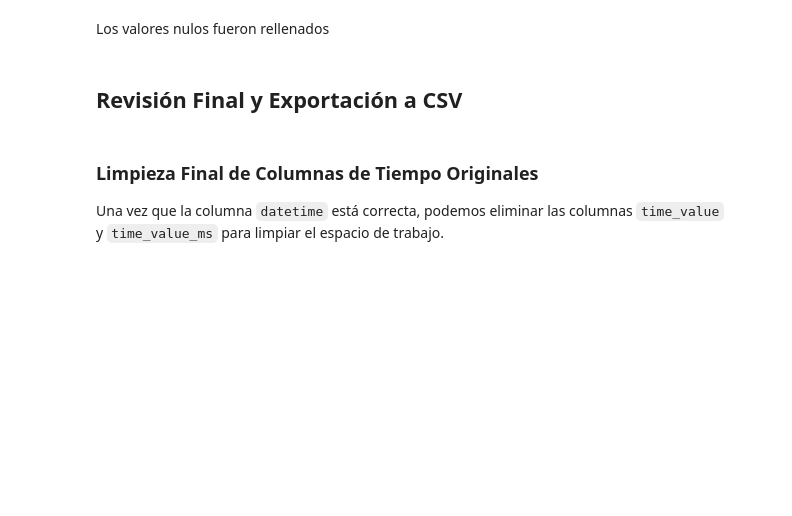
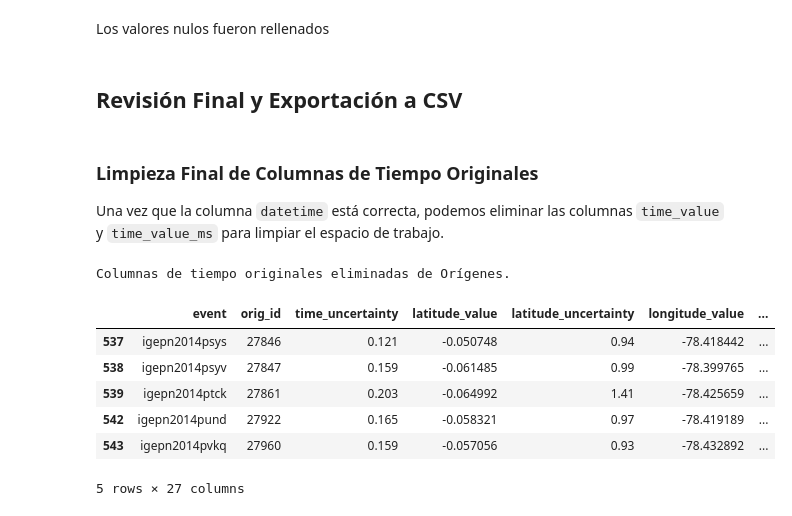
Before and after one commit to nunsongi/quito-risk-mapping-python, a Jupyter notebook: Limpieza_Sismos.ipynb, the cells around one changed output. Cells and saved outputs as stored; diff of their text form; code cells hidden in the pictures; blank space fills up the shorter version.

```diff
--- a/Limpieza_Sismos.ipynb
+++ b/Limpieza_Sismos.ipynb
@@ -401,3 +401,21 @@ Los valores nulos fueron rellenados
 # %% [markdown]
 ### Limpieza Final de Columnas de Tiempo Originales
 Una vez que la columna `datetime` está correcta, podemos eliminar las columnas `time_value` y `time_value_ms` para limpiar el espacio de trabajo.
+# %%
+# ELIMINACIÓN FINAL DE COLUMNAS DE TIEMPO ORIGINALES
+
+# df_origen_quito y df_picks_quito ya tienen 'datetime'
+# Origen de sismo
+df_origen_quito.drop(columns=['time_value', 'time_value_ms'], inplace=True, errors='ignore')
+
+print("Columnas de tiempo originales eliminadas de Orígenes.")
+display(df_origen_quito.head())
+# %% [output]
+Columnas de tiempo originales eliminadas de Orígenes.
+|  | event | orig_id | time_uncertainty | latitude_value | latitude_uncertainty | longitude_value | ... |
+| 537 | igepn2014psys | 27846 | 0.121 | -0.050748 | 0.94 | -78.418442 | ... |
+| 538 | igepn2014psyv | 27847 | 0.159 | -0.061485 | 0.99 | -78.399765 | ... |
+| 539 | igepn2014ptck | 27861 | 0.203 | -0.064992 | 1.41 | -78.425659 | ... |
+| 542 | igepn2014pund | 27922 | 0.165 | -0.058321 | 0.97 | -78.419189 | ... |
+| 543 | igepn2014pvkq | 27960 | 0.159 | -0.057056 | 0.93 | -78.432892 | ... |
+5 rows × 27 columns
```
Also changed, not shown: parts of 1 cell of this notebook.
